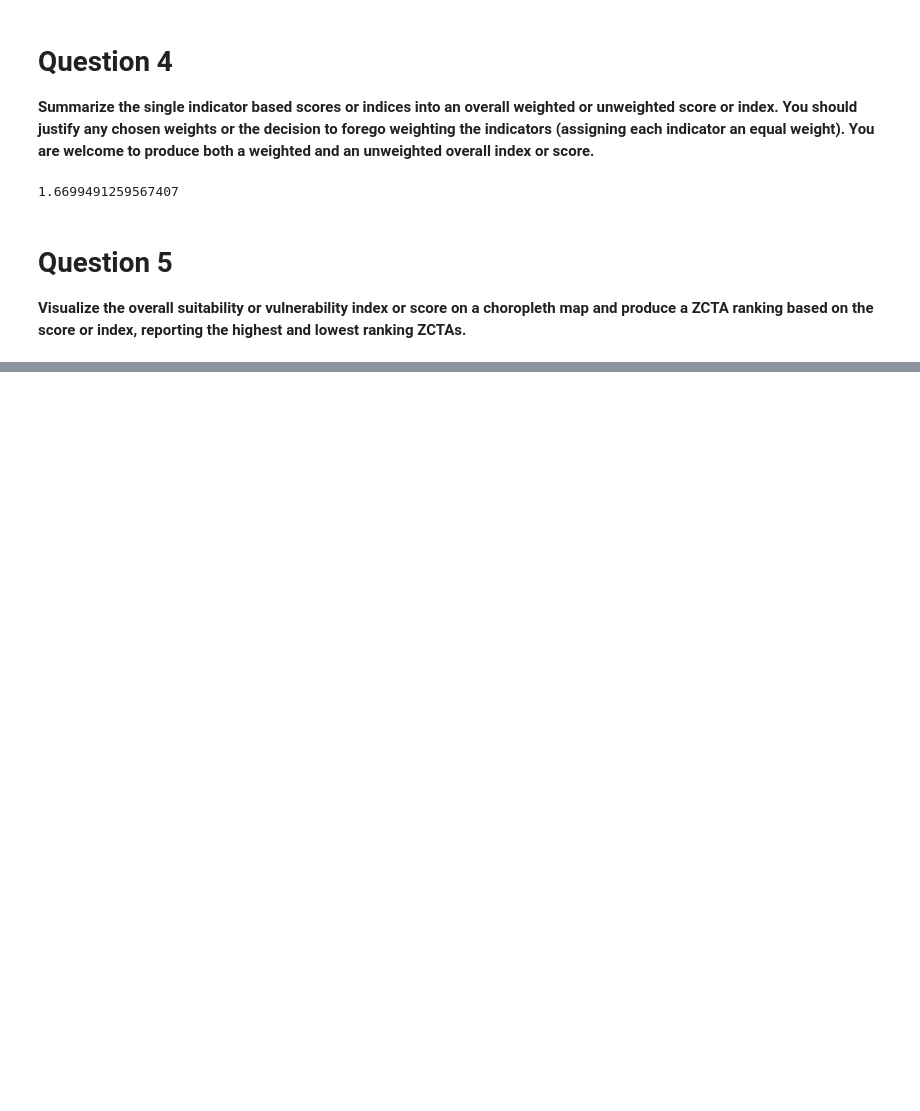
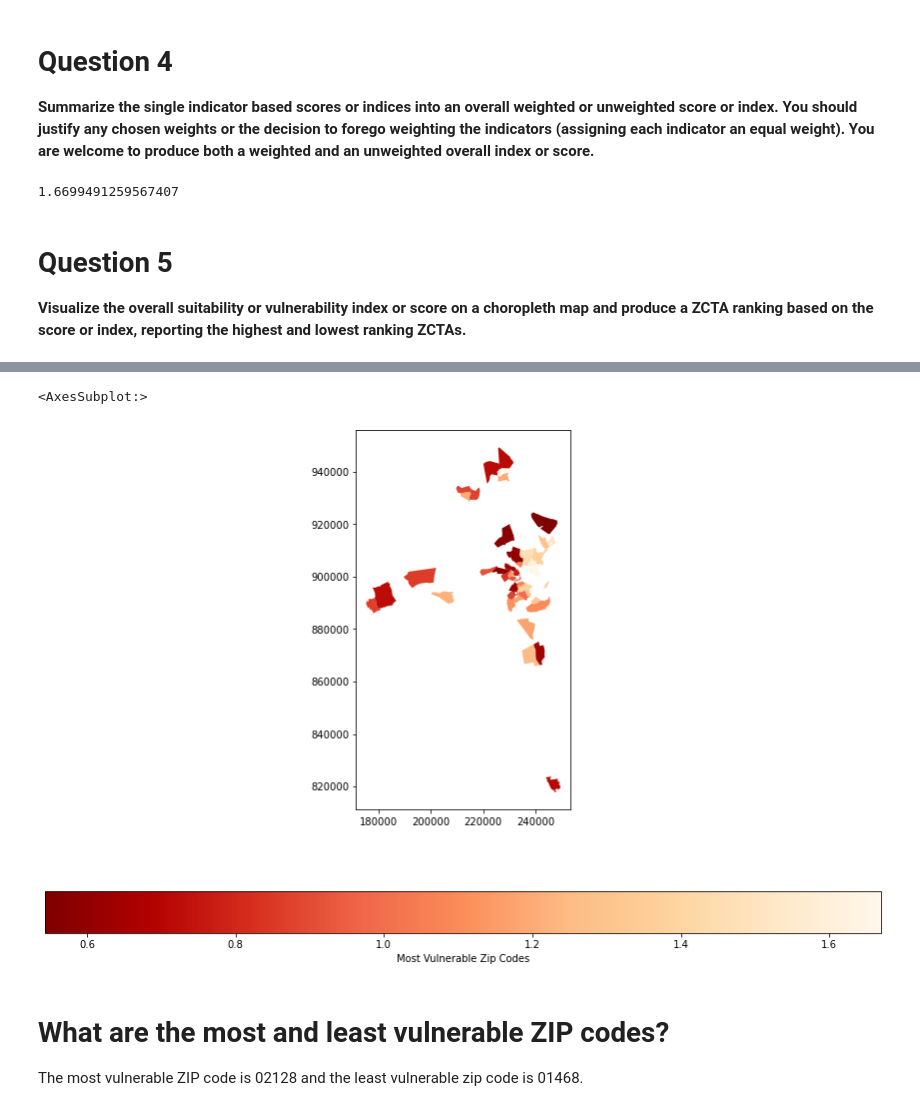
Before and after one commit to kameice97/uep239-finalproject, a Jupyter notebook: UEP 239 Final Assignment.ipynb, the cells around one changed output, grey strips where cells are left out. Drawn from its saved outputs; the diff is of its cells as text; code cells hidden in the pictures; blank space fills up the shorter version.

Commit message:
final with unweighted_score issue fixed

```diff
--- a/UEP 239 Final Assignment.ipynb
+++ b/UEP 239 Final Assignment.ipynb
@@ -1034,7 +1021,6 @@ zcta['unweighted_score'].max()
 **Visualize the overall suitability or vulnerability index or score on a choropleth map and produce a ZCTA ranking based on the score or index, reporting the highest and lowest ranking ZCTAs.**
 # %%
 #Sorting the values based on unweighted score
-#Code isn't running and returns an error
-norm_sort = zcta.sort_values(zcta['unweighted_score'], ascending=False)
-print(norm_sort)
+zcta = zcta.sort_values(by='unweighted_score', ascending = False)
+zcta
 # %% [output]
@@ -1045,8 +1040,11 @@ KeyError: 0     NaN
 # %%
 #plotting the values
 import matplotlib.pyplot as plt
 zcta.plot(column='unweighted_score',
            legend=True,
            cmap='OrRd_r',
            figsize=(15, 10),
-           legend_kwds={'label': "Highest Ranking ZCTAs", 'orientation': "horizontal"})
+           legend_kwds={'label': "Most Vulnerable Zip Codes", 'orientation': "horizontal"})
+# %% [output]
+<AxesSubplot:>
+[figure, added]
@@ -1054,0 +1051,4 @@ zcta.plot(column='unweighted_score',
+# %% [markdown]
+# What are the most and least vulnerable ZIP codes?
+
+The most vulnerable ZIP code is 02128 and the least vulnerable zip code is 01468.
```
Also changed, not shown: parts of 9 cells of this notebook, 1 other file.
